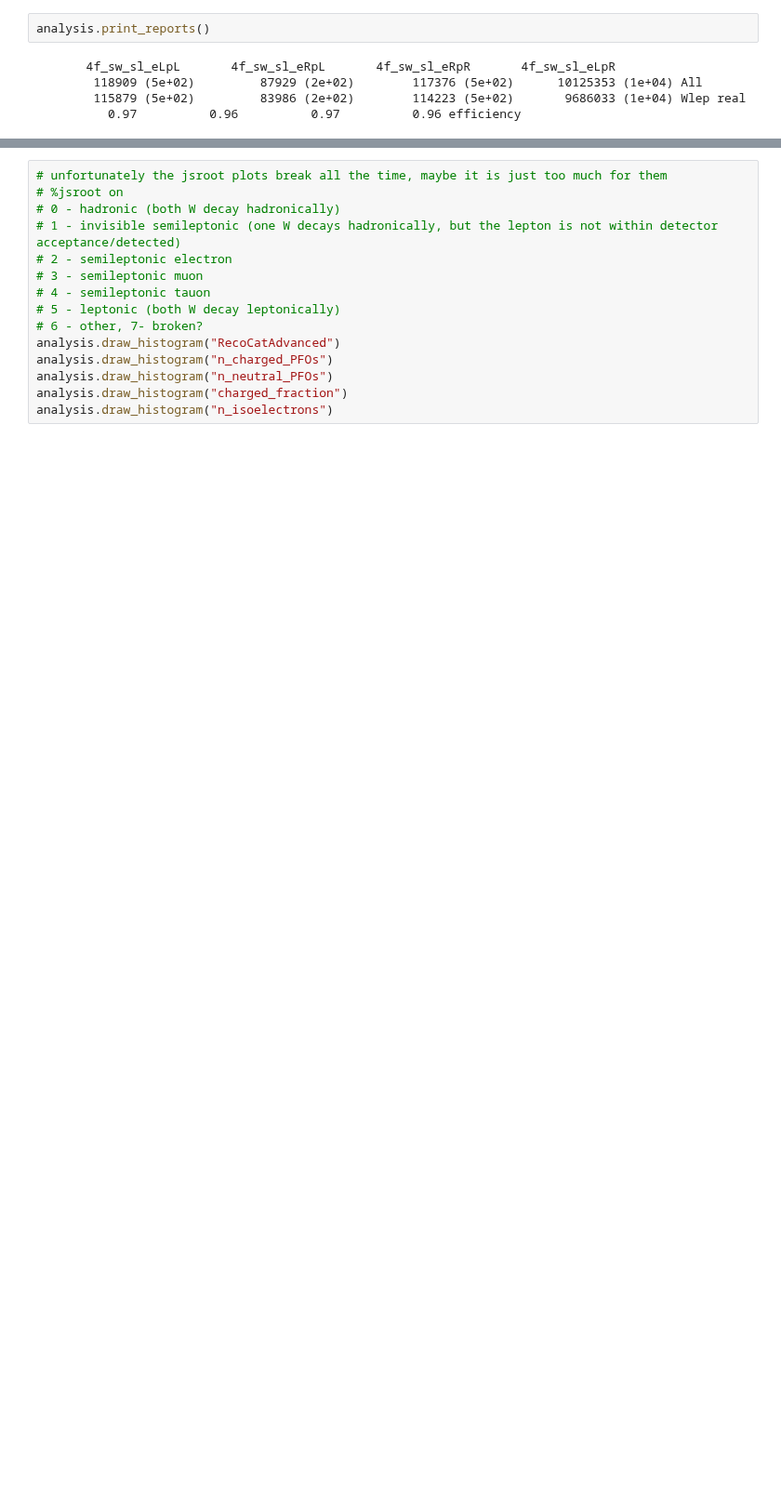
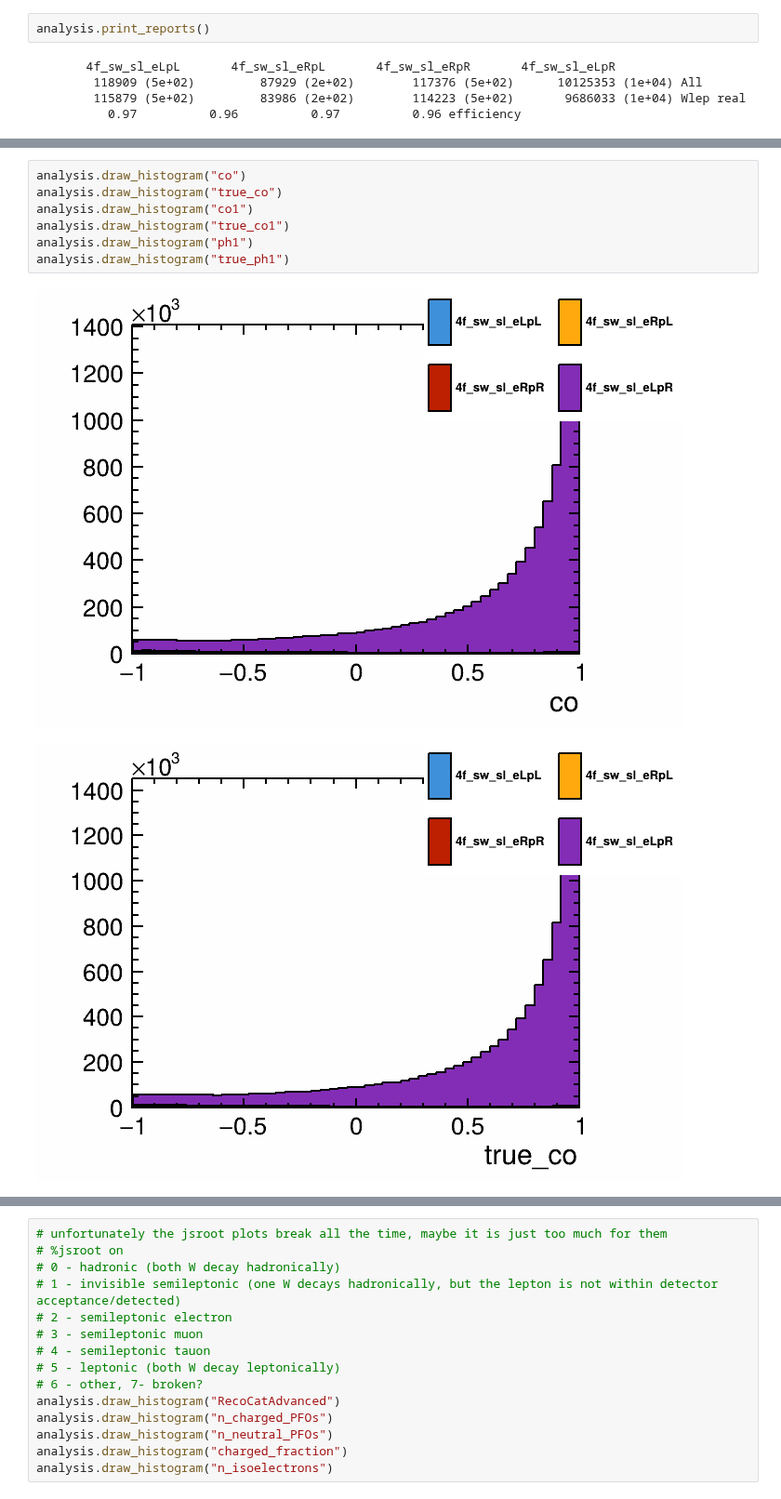
Before and after one commit to Zehvogel/enuW, a Jupyter notebook: miniDST-stage2-signal-only.ipynb, the cells around one changed output, grey strips where cells are left out. Shown at 93% size. Cells and saved outputs as stored; diff of their text form; blank space fills up the shorter version.

```diff
--- a/miniDST-stage2-signal-only.ipynb
+++ b/miniDST-stage2-signal-only.ipynb
@@ -160,0 +174,10 @@ analysis.draw_histogram("ph1")
+# %%
+analysis.draw_histogram("co")
+analysis.draw_histogram("true_co")
+analysis.draw_histogram("co1")
+analysis.draw_histogram("true_co1")
+analysis.draw_histogram("ph1")
+analysis.draw_histogram("true_ph1")
+# %% [output]
+[figure, added]
+[figure, added]
```
Also changed, not shown: parts of 12 cells of this notebook, 3 other files.
